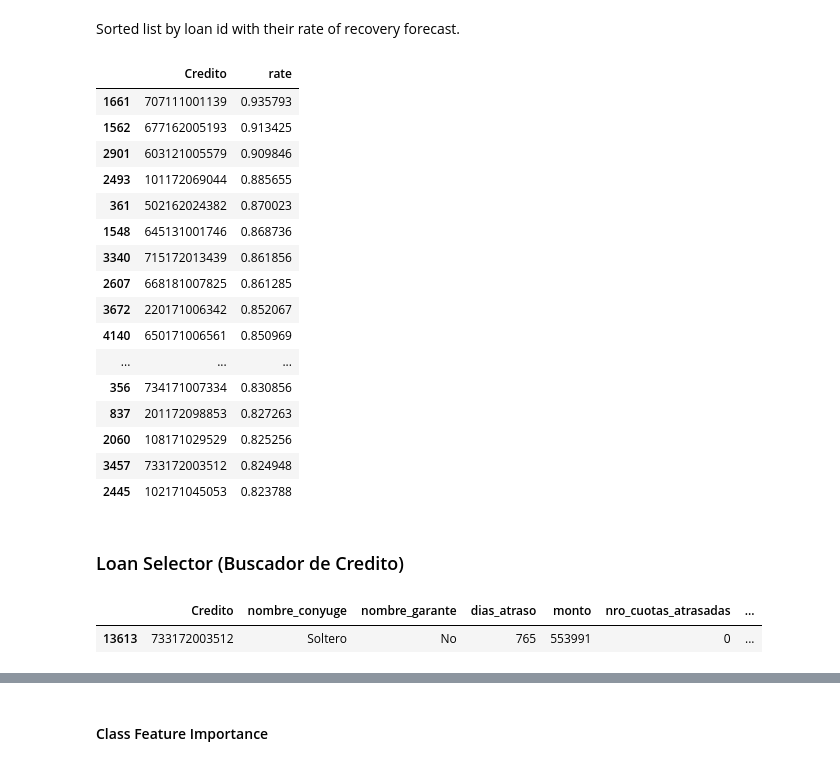
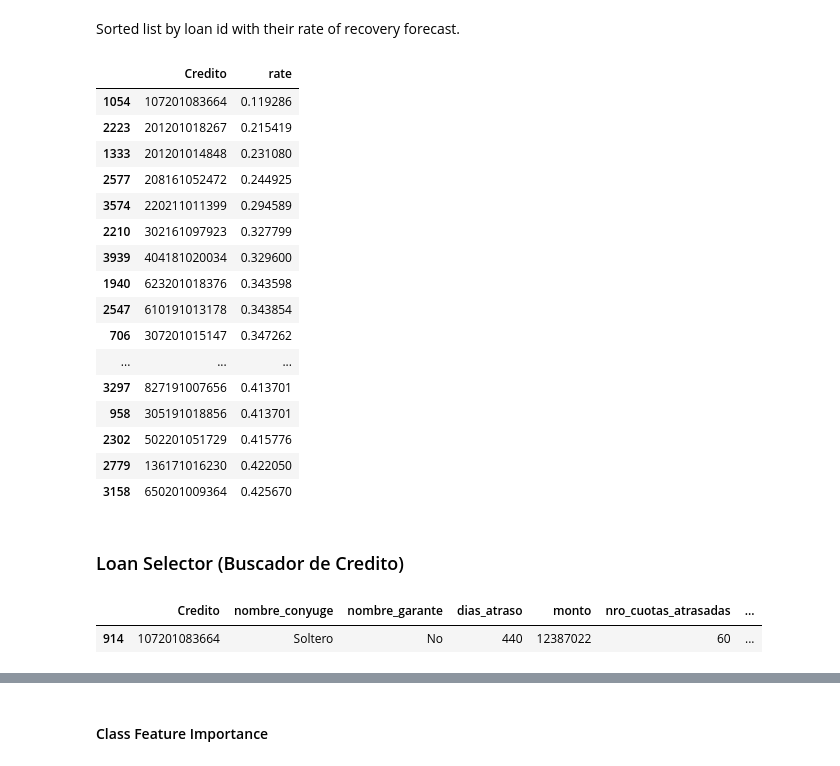
Before and after one commit to pariosur/avance_bpo, a Jupyter notebook: avance_notebook.ipynb, the cells around one changed output, grey strips where cells are left out. Cells and saved outputs as stored; diff of their text form; code cells hidden in the pictures.

```diff
--- a/avance_notebook.ipynb
+++ b/avance_notebook.ipynb
@@ -354,3 +371,3 @@ See the caveats in the documentation: https://pandas.pydata.org/pandas-docs/stab
 # %%
-df_features2['nombre_garante'].fillna('No', inplace=True)
-df_features2.loc[df_features2['nombre_garante'].str.contains('Si'), 'nombre_garante'] = 'Si'
+df_features3['nombre_garante'].fillna('No', inplace=True)
+df_features3.loc[df_features3['nombre_garante'].str.contains('Si'), 'nombre_garante'] = 'Si'
@@ -417 +421,3 @@ See the caveats in the documentation: https://pandas.pydata.org/pandas-docs/stab
+# %%
+df_features3['rate'] = df_features3['TotalCancelado'] / df_features3['SaldoFindeMes']
 # %%
@@ -468,0 +453,3 @@ memory usage: 1.3+ MB
+# %%
+df_out3 = df_features3[df_features3['rate'] < 1.5]
+df_out3.info()
@@ -572,8 +582,8 @@ dtype: int64
 # %% [markdown]
 Define X and y
 # %%
-X = df_out2.drop(columns=['rate','TotalCancelado'])
-y = df_out2['rate']
+X = df_out3.drop(columns=['rate','TotalCancelado','SaldoFindeMes'])
+y = df_out3['rate']
 # %%
 from sklearn.model_selection import train_test_split
 
@@ -849,30 +859,30 @@ df_final = submission_baseline
 # %% [markdown]
 Sorted list by loan id with their rate of recovery forecast.
 # %%
-df_sorted = df_final.sort_values(by=['rate'],ascending=False)
+df_sorted = df_final.sort_values(by=['rate'],ascending=True)
 df_sorted.head(20)
 # %% [output]
 |  | Credito | rate |
-| 1661 | 707111001139 | 0.935793 |
-| 1562 | 677162005193 | 0.913425 |
-| 2901 | 603121005579 | 0.909846 |
-| 2493 | 101172069044 | 0.885655 |
-| 361 | 502162024382 | 0.870023 |
-| 1548 | 645131001746 | 0.868736 |
-| 3340 | 715172013439 | 0.861856 |
-| 2607 | 668181007825 | 0.861285 |
-| 3672 | 220171006342 | 0.852067 |
-| 4140 | 650171006561 | 0.850969 |
+| 1054 | 107201083664 | 0.119286 |
+| 2223 | 201201018267 | 0.215419 |
+| 1333 | 201201014848 | 0.231080 |
+| 2577 | 208161052472 | 0.244925 |
+| 3574 | 220211011399 | 0.294589 |
+| 2210 | 302161097923 | 0.327799 |
+| 3939 | 404181020034 | 0.329600 |
+| 1940 | 623201018376 | 0.343598 |
+| 2547 | 610191013178 | 0.343854 |
+| 706 | 307201015147 | 0.347262 |
 | ... | ... | ... |
-| 356 | 734171007334 | 0.830856 |
-| 837 | 201172098853 | 0.827263 |
-| 2060 | 108171029529 | 0.825256 |
-| 3457 | 733172003512 | 0.824948 |
-| 2445 | 102171045053 | 0.823788 |
+| 3297 | 827191007656 | 0.413701 |
+| 958 | 305191018856 | 0.413701 |
+| 2302 | 502201051729 | 0.415776 |
+| 2779 | 136171016230 | 0.422050 |
+| 3158 | 650201009364 | 0.425670 |
 # %% [markdown]
 ### Loan Selector  (Buscador de Credito)
-# %%
-df_out2.loc[df_out2['Credito'] == 	733172003512]
-# %% [output]
-|  | Credito | nombre_conyuge | nombre_garante | dias_atraso | monto | nro_cuotas_atrasadas | ... |
-| 13613 | 733172003512 | Soltero | No | 765 | 553991 | 0 | ... |
+# %%
+df_out3.loc[df_out3['Credito'] ==107201083664]
+# %% [output]
+|  | Credito | nombre_conyuge | nombre_garante | dias_atraso | monto | nro_cuotas_atrasadas | ... |
+| 914 | 107201083664 | Soltero | No | 440 | 12387022 | 60 | ... |
```
Also changed, not shown: parts of 49 cells of this notebook.
